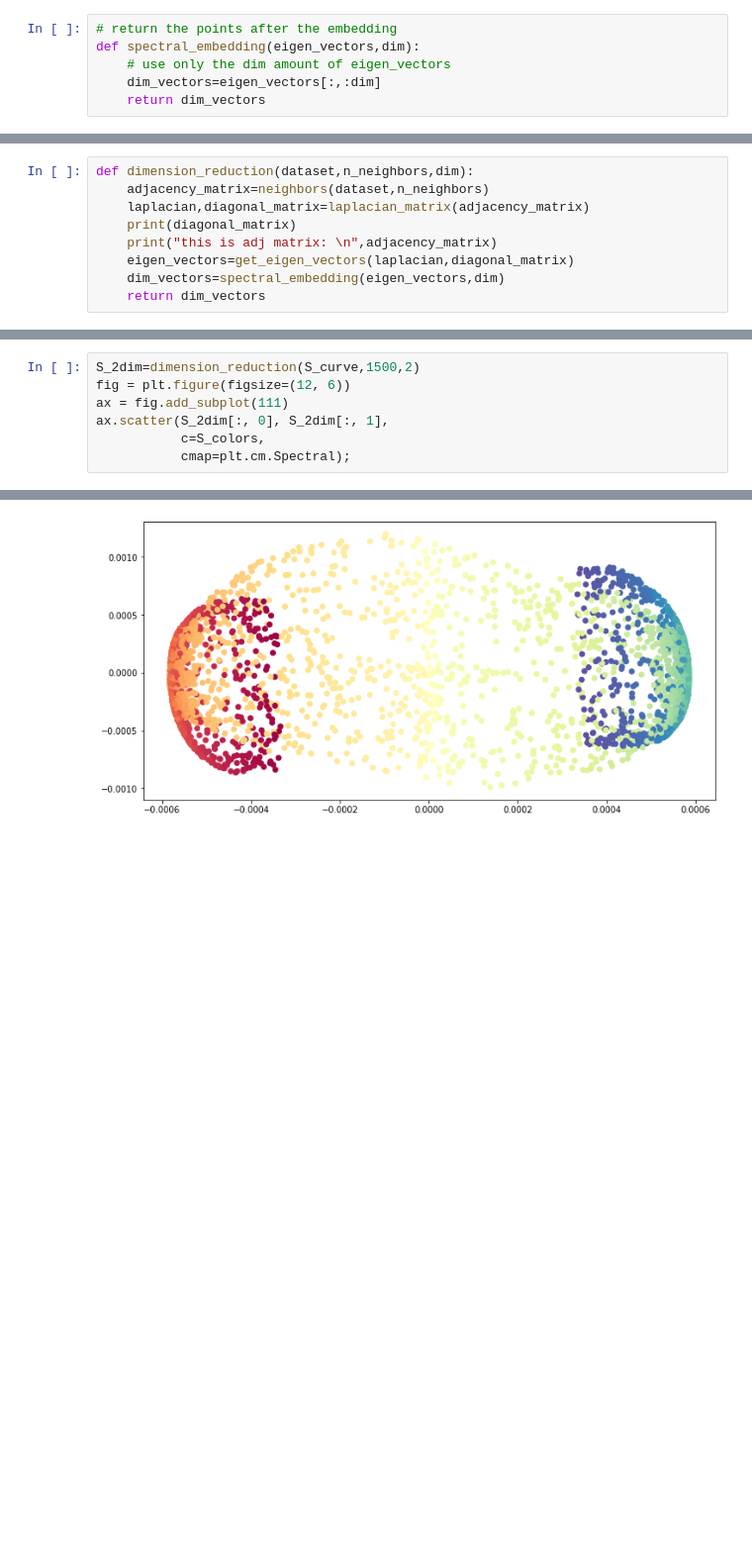
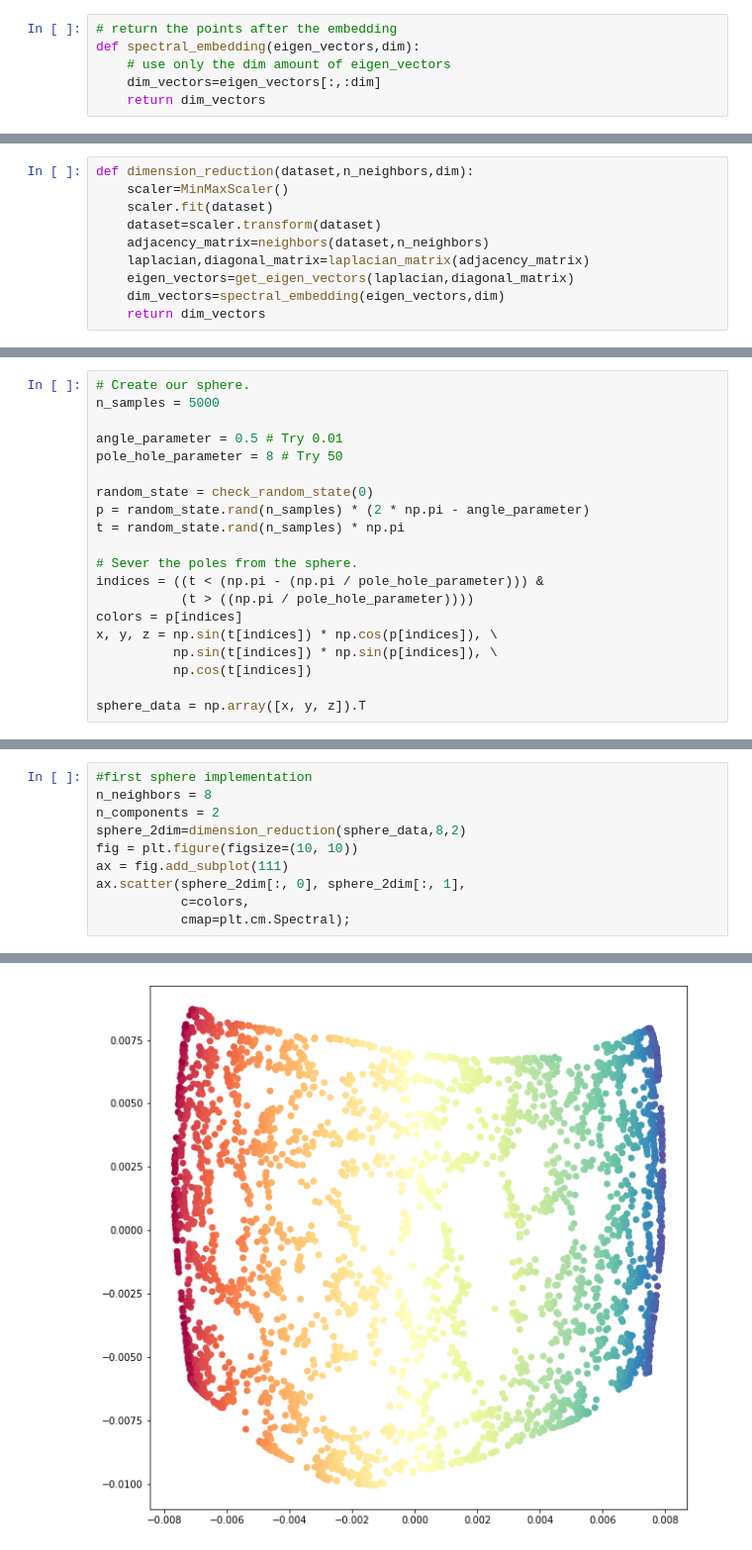
Before and after one commit to itamarb123/Laplacian-Eigenmaps, a Jupyter notebook: Laplacian-Eigenmaps-Dimensionality-Reduction.ipynb, the cells around one changed output, grey strips where cells are left out. Shown at 99% size. Cells and saved outputs as stored; diff of their text form; blank space fills up the shorter version.

```diff
--- a/Laplacian-Eigenmaps-Dimensionality-Reduction.ipynb
+++ b/Laplacian-Eigenmaps-Dimensionality-Reduction.ipynb
@@ -85,9 +73,10 @@ array([ 0.        , -0.57735027, -0.21132487,  0.78867513])
 # %%
 def dimension_reduction(dataset,n_neighbors,dim):
+    scaler=MinMaxScaler()
+    scaler.fit(dataset)
+    dataset=scaler.transform(dataset)
     adjacency_matrix=neighbors(dataset,n_neighbors)
     laplacian,diagonal_matrix=laplacian_matrix(adjacency_matrix)
-    print(diagonal_matrix)
-    print("this is adj matrix: \n",adjacency_matrix)
     eigen_vectors=get_eigen_vectors(laplacian,diagonal_matrix)
     dim_vectors=spectral_embedding(eigen_vectors,dim)
     return dim_vectors
@@ -132,0 +140,20 @@ this is adj matrix:
+# %%
+# Create our sphere.
+n_samples = 5000
+
+angle_parameter = 0.5 # Try 0.01
+pole_hole_parameter = 8 # Try 50
+
+random_state = check_random_state(0)
+p = random_state.rand(n_samples) * (2 * np.pi - angle_parameter)
+t = random_state.rand(n_samples) * np.pi
+
+# Sever the poles from the sphere.
+indices = ((t < (np.pi - (np.pi / pole_hole_parameter))) &
+           (t > ((np.pi / pole_hole_parameter))))
+colors = p[indices]
+x, y, z = np.sin(t[indices]) * np.cos(p[indices]), \
+          np.sin(t[indices]) * np.sin(p[indices]), \
+          np.cos(t[indices])
+
+sphere_data = np.array([x, y, z]).T
@@ -133,8 +168,11 @@ this is adj matrix:
 # %%
-S_2dim=dimension_reduction(S_curve,1500,2)
-fig = plt.figure(figsize=(12, 6))
+#first sphere implementation
+n_neighbors = 8
+n_components = 2
+sphere_2dim=dimension_reduction(sphere_data,8,2)
+fig = plt.figure(figsize=(10, 10))
 ax = fig.add_subplot(111)
-ax.scatter(S_2dim[:, 0], S_2dim[:, 1],
-           c=S_colors,
+ax.scatter(sphere_2dim[:, 0], sphere_2dim[:, 1],
+           c=colors,
            cmap=plt.cm.Spectral);
 # %% [output]
@@ -156 +179 @@ this is adj matrix:
-[figure, old version]
+[figure, new version]
```
Also changed, not shown: parts of 9 cells of this notebook.
